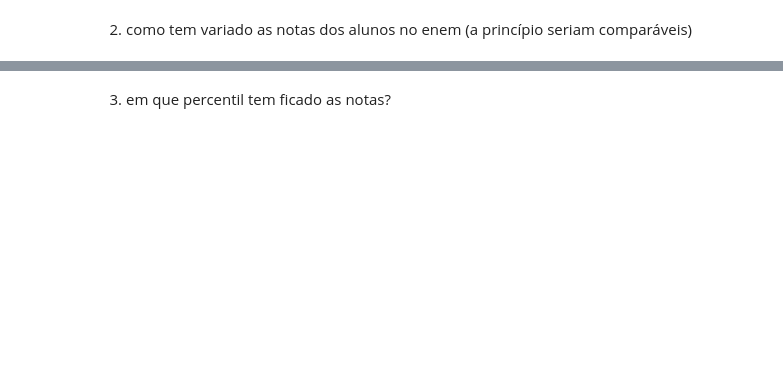
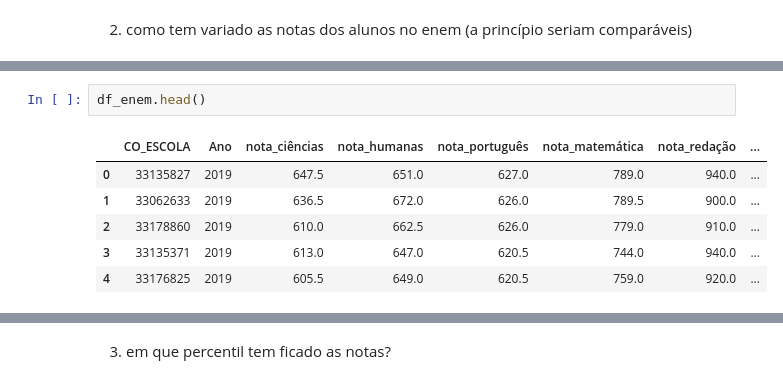
Before and after one commit to pauloneves/educacao, a Jupyter notebook: 07_csvp_altair.ipynb, the cells around one changed output, grey strips where cells are left out. Drawn from its saved outputs; the diff is of its cells as text; blank space fills up the shorter version.

```diff
--- a/07_csvp_altair.ipynb
+++ b/07_csvp_altair.ipynb
@@ -188,5 +340,14 @@ materias = alt.Chart(
 materias
 # %% [output]
 [interactive output not drawn]
+# %%
+df_enem.head()
+# %% [output]
+|  | CO_ESCOLA | Ano | nota_ciências | nota_humanas | nota_português | nota_matemática | nota_redação | ... |
+| 0 | 33135827 | 2019 | 647.5 | 651.0 | 627.0 | 789.0 | 940.0 | ... |
+| 1 | 33062633 | 2019 | 636.5 | 672.0 | 626.0 | 789.5 | 900.0 | ... |
+| 2 | 33178860 | 2019 | 610.0 | 662.5 | 626.0 | 779.0 | 910.0 | ... |
+| 3 | 33135371 | 2019 | 613.0 | 647.0 | 620.5 | 744.0 | 940.0 | ... |
+| 4 | 33176825 | 2019 | 605.5 | 649.0 | 620.5 | 759.0 | 920.0 | ... |
 # %%
 df_enem[df_enem.CO_ESCOLA == CO_SAO_VICENTE].melt(
```
Also changed, not shown: parts of 12 cells of this notebook.
